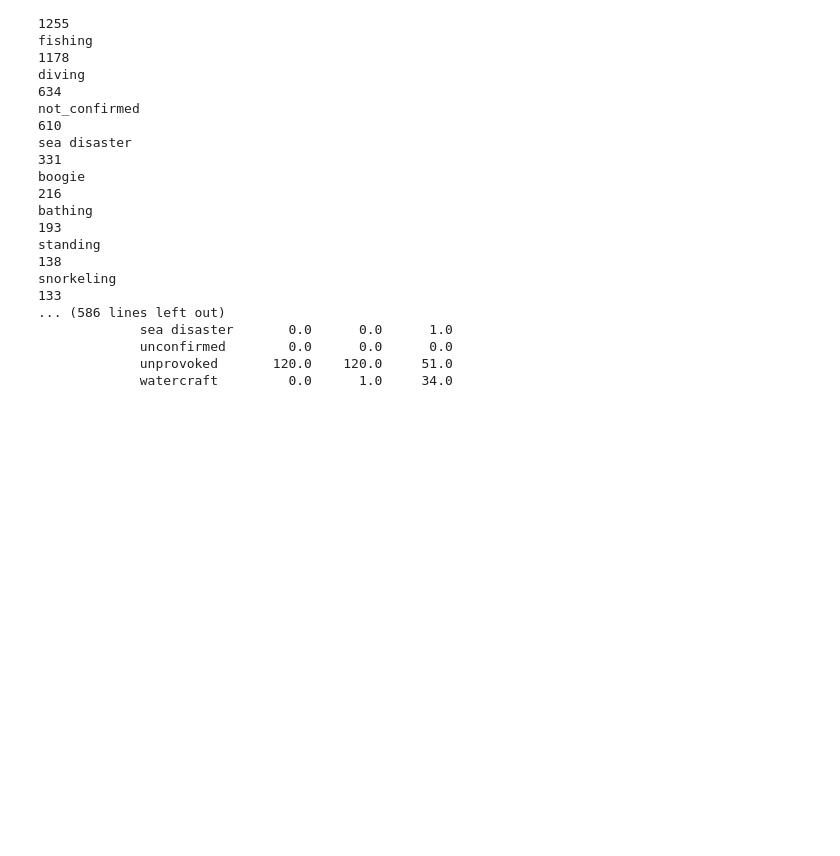
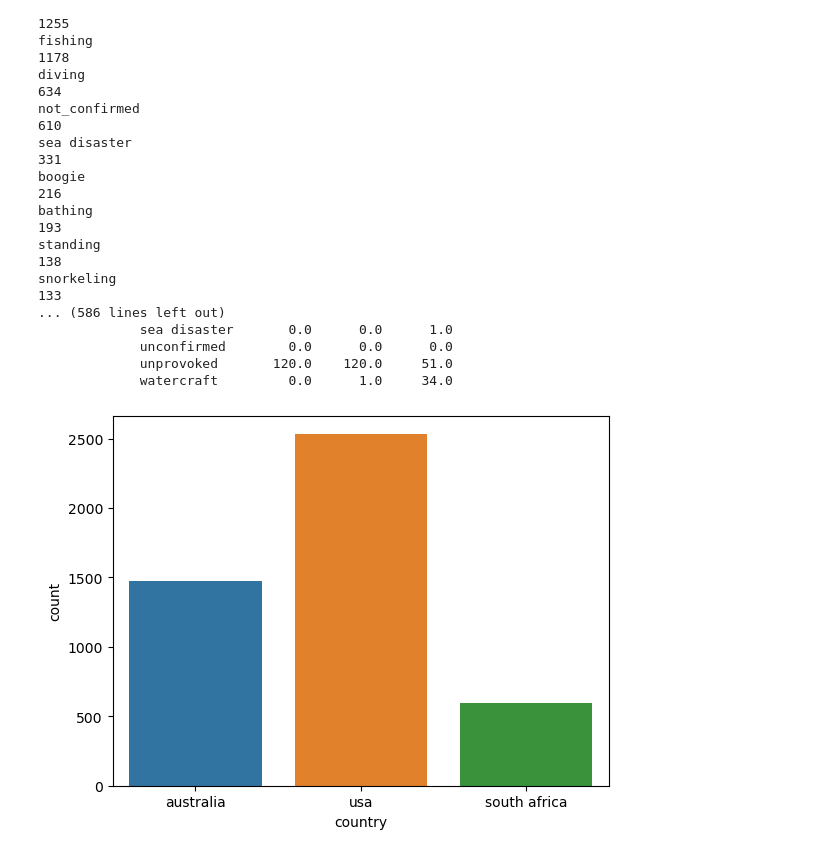
Before and after one commit to edwardo2013/quest-shark, a Jupyter notebook: Quest.ipynb, the cells around one changed output. Cells and saved outputs as stored; diff of their text form; code cells hidden in the pictures; blank space fills up the shorter version.

```diff
--- a/Quest.ipynb
+++ b/Quest.ipynb
@@ -65,3 +65,7 @@ snorkeling
              unconfirmed        0.0      0.0      0.0
              unprovoked       120.0    120.0     51.0
              watercraft         0.0      1.0     34.0
+# %%
+top_visualize(df,'country','activity') # top 3 countries
+# %% [output]
+[figure, added]
```
Also changed, not shown: parts of 2 cells of this notebook, 2 other files.
